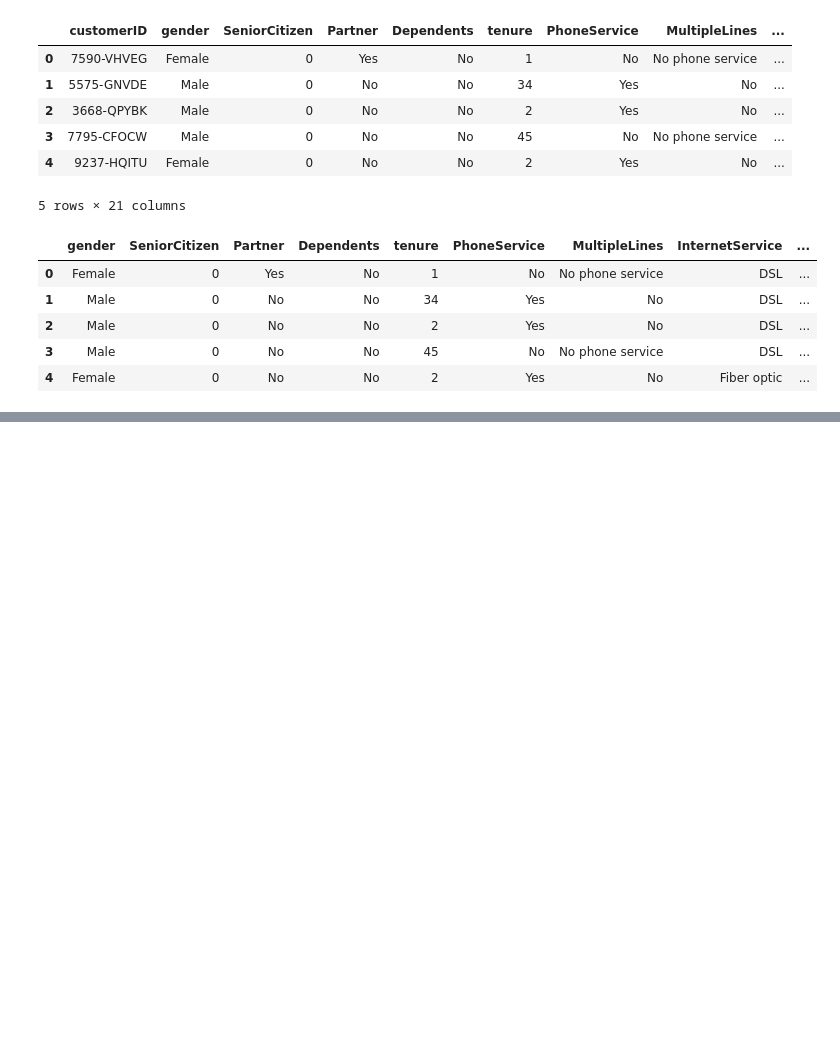
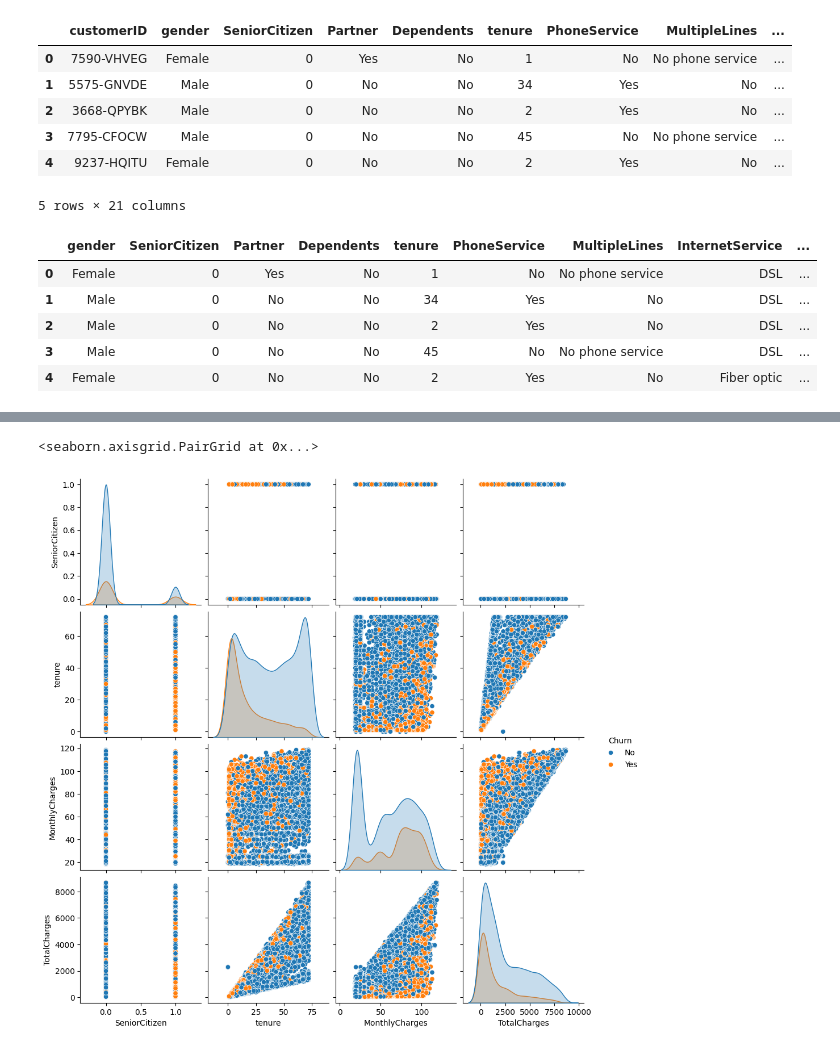
Before and after one commit to bipulshahi/theknowledgeacdemy, a Jupyter notebook: predictive_analysis/tka_predictiveAnalysis_4(KNN).ipynb, the cells around one changed output, grey strips where cells are left out. Drawn from its saved outputs; the diff is of its cells as text; code cells hidden in the pictures; blank space fills up the shorter version.

```diff
--- a/predictive_analysis/tka_predictiveAnalysis_4(KNN).ipynb
+++ b/predictive_analysis/tka_predictiveAnalysis_4(KNN).ipynb
@@ -78,0 +119,9 @@ df1.head()
+# %%
+#Convert data values of TotalCharges into float which are convertible and
+#create null values for data points which are not convertible to numerical
+
+def fix_total_charges(charges):
+  try:
+    return float(charges)
+  except:
+    return np.nan
@@ -78,0 +134,2 @@ df1.head()
+# %%
+df1['TotalCharges'] = df1['TotalCharges'].apply(fix_total_charges)
@@ -78,0 +176,2 @@ df1.head()
+# %%
+df1['TotalCharges'] = df1['TotalCharges'].fillna(df1['TotalCharges'].mean())
@@ -78,0 +198,4 @@ df1.head()
+# %%
+df_num = df1.select_dtypes(include=['number'])
+df_num['Churn'] = df['Churn']
+df_num.head()
@@ -78,0 +209,6 @@ df1.head()
+# %%
+import seaborn as sns
+sns.pairplot(df_num , hue = 'Churn')
+# %% [output]
+<seaborn.axisgrid.PairGrid at 0x...>
+[figure, added]
```
Also changed, not shown: parts of 36 cells of this notebook.
